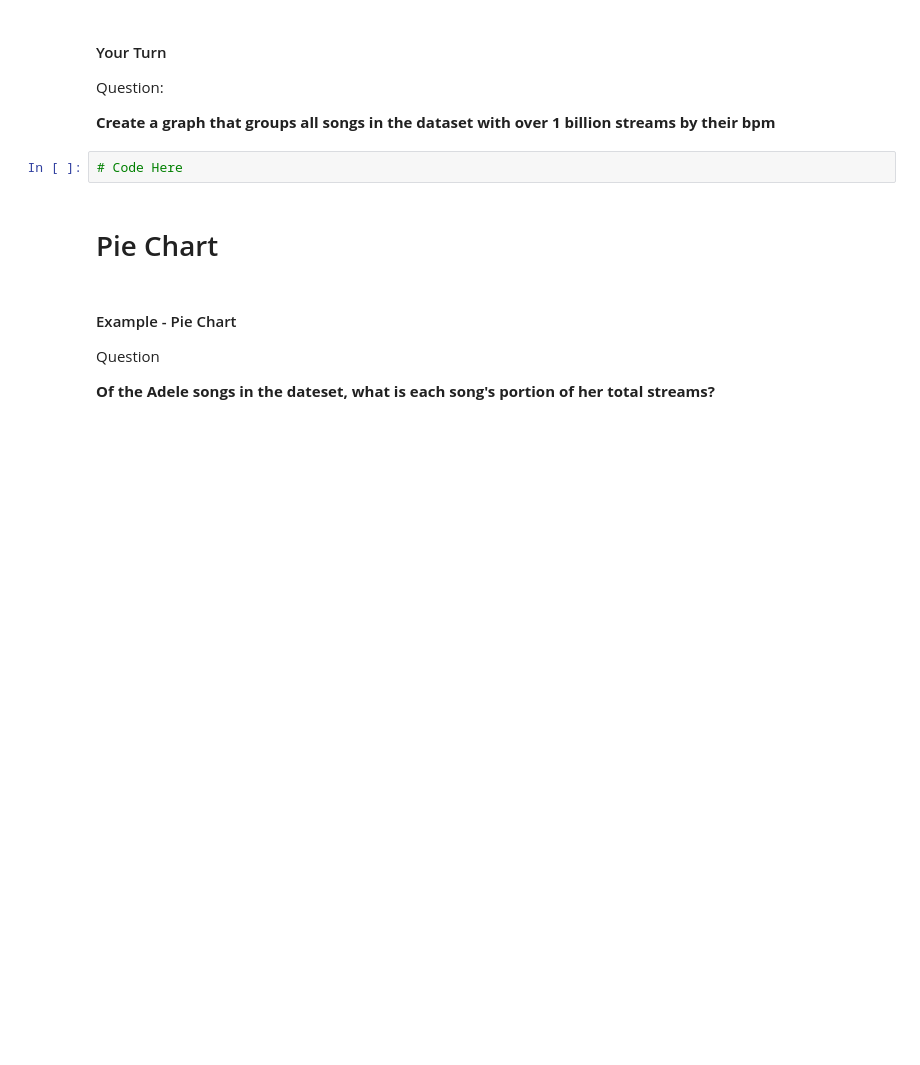
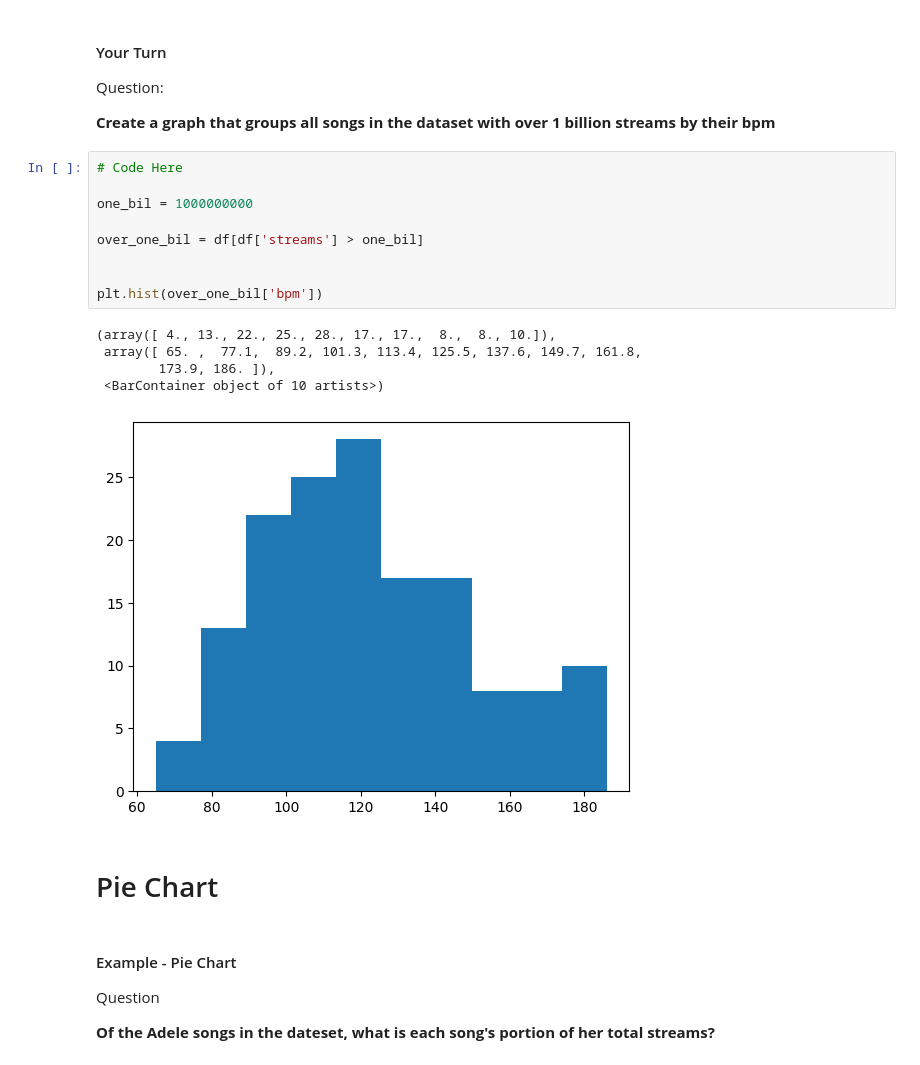
Before and after one commit to gracedonaldsongraham/data-analysis-projects-class-19-and-20, a Jupyter notebook: class-19/exercises/data-viz-exercises.ipynb, the cells around one changed output. Cells and saved outputs as stored; diff of their text form; blank space fills up the shorter version.

```diff
--- a/class-19/exercises/data-viz-exercises.ipynb
+++ b/class-19/exercises/data-viz-exercises.ipynb
@@ -387,8 +417,21 @@ plt.hist(df['danceability_%'])
 Question:
 
 **Create a graph that groups all songs in the dataset with over 1 billion streams by their bpm**
-# %%
-# Code Here
+# %%
+# Code Here
+
+one_bil = 1000000000
+
+over_one_bil = df[df['streams'] > one_bil]
+
+
+plt.hist(over_one_bil['bpm'])
+# %% [output]
+(array([ 4., 13., 22., 25., 28., 17., 17.,  8.,  8., 10.]),
+ array([ 65. ,  77.1,  89.2, 101.3, 113.4, 125.5, 137.6, 149.7, 161.8,
+        173.9, 186. ]),
+ <BarContainer object of 10 artists>)
+[figure, added]
 # %% [markdown]
 # Pie Chart
 # %% [markdown]
```
Also changed, not shown: parts of 11 cells of this notebook.
